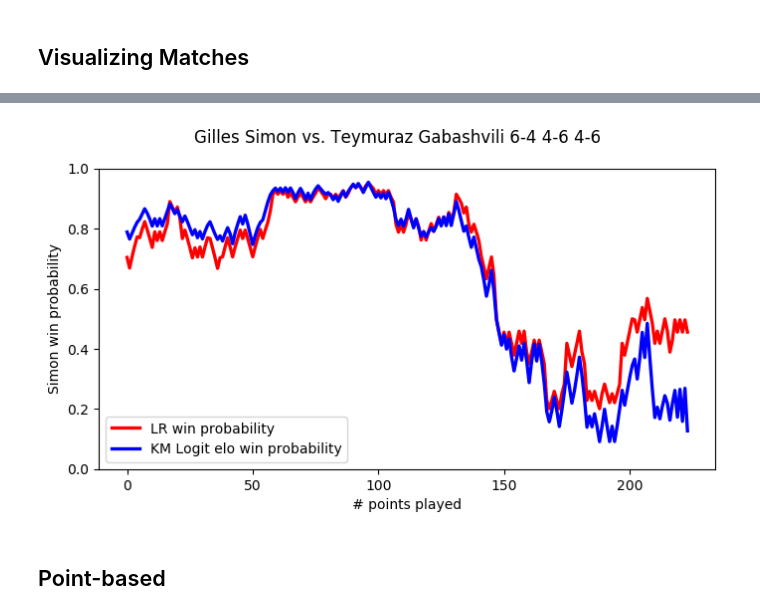
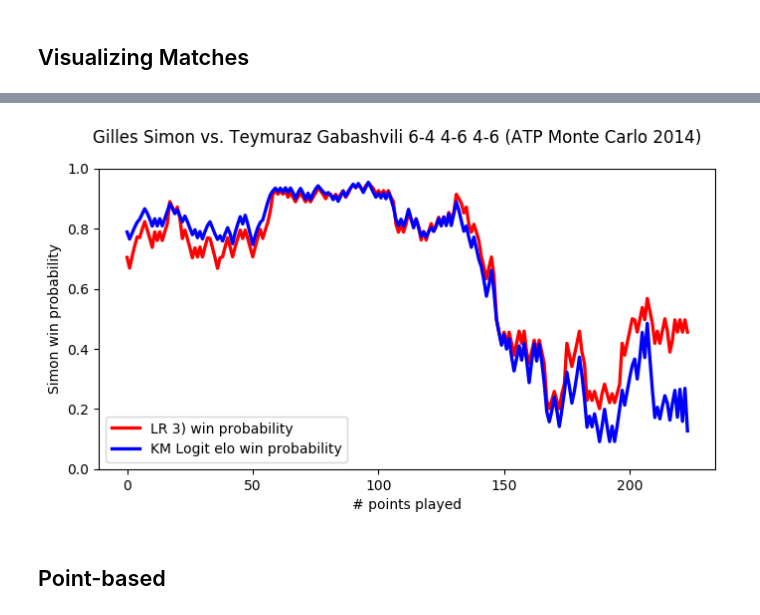
Before and after one commit to jgollub1/pbp_explorations, a Jupyter notebook: probability models (results).ipynb, the cells around one changed output, grey strips where cells are left out. Cells and saved outputs as stored; diff of their text form; code cells hidden in the pictures.

```diff
--- a/probability models (results).ipynb
+++ b/probability models (results).ipynb
@@ -215,19 +215,19 @@ match4[['klaassen_prob_a_300','break_adv',
 # %%
 match4 = df[df['match_id']==m_id4].reset_index()
 fig = plt.figure(figsize=(8,4))
 ax = fig.add_subplot(1,1,1)
 line1 = ax.plot(np.arange(len(match4)),match4['lr_probs'],'r-',linewidth=2.4)
 line2 = ax.plot(np.arange(len(match4)),match4['klaassen_prob_a_300'],'b-',linewidth=2.4)
 
 
-fig.suptitle('Gilles Simon vs. Teymuraz Gabashvili 6-4 4-6 4-6')
+fig.suptitle('Gilles Simon vs. Teymuraz Gabashvili 6-4 4-6 4-6 (ATP Monte Carlo 2014)')
 ax.set_ylabel('Simon win probability')
 ax.set_xlabel('# points played')
 ax.set_ylim([0,1])
-ax.legend((line1[0], line2[0]), ('LR win probability', 'KM Logit elo win probability'))
+ax.legend((line1[0], line2[0]), ('LR 3) win probability', 'KM Logit elo win probability'))
 plt.savefig('writing/photos/simon_gabashvili')
 # %% [output]
-[figure, old version]
+[figure, new version]
 # %%
 # df_b = pd.read_csv('../my_data/feature_df_pbp5_10_15_probs.csv')
 # match1 = df_b[df_b['match_id']==m_id1]
```
Also changed, not shown: parts of 6 cells of this notebook, 12 other files.
